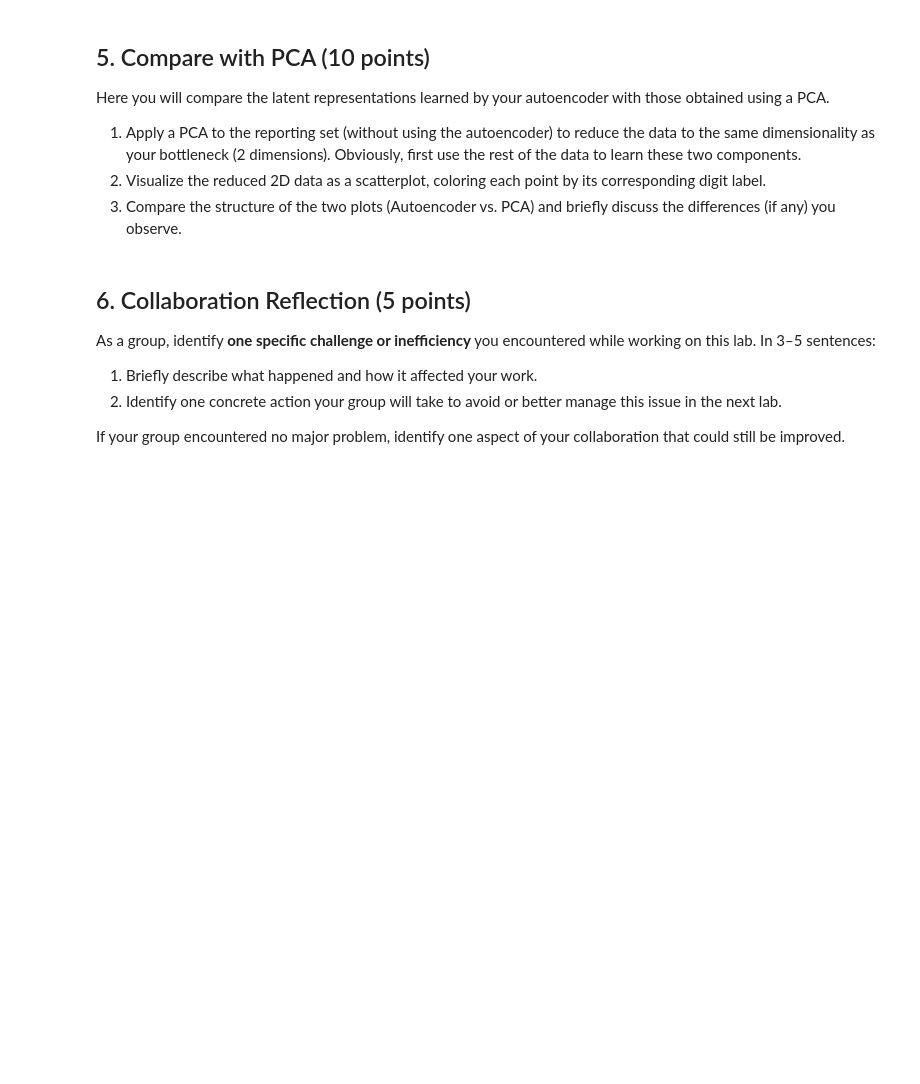
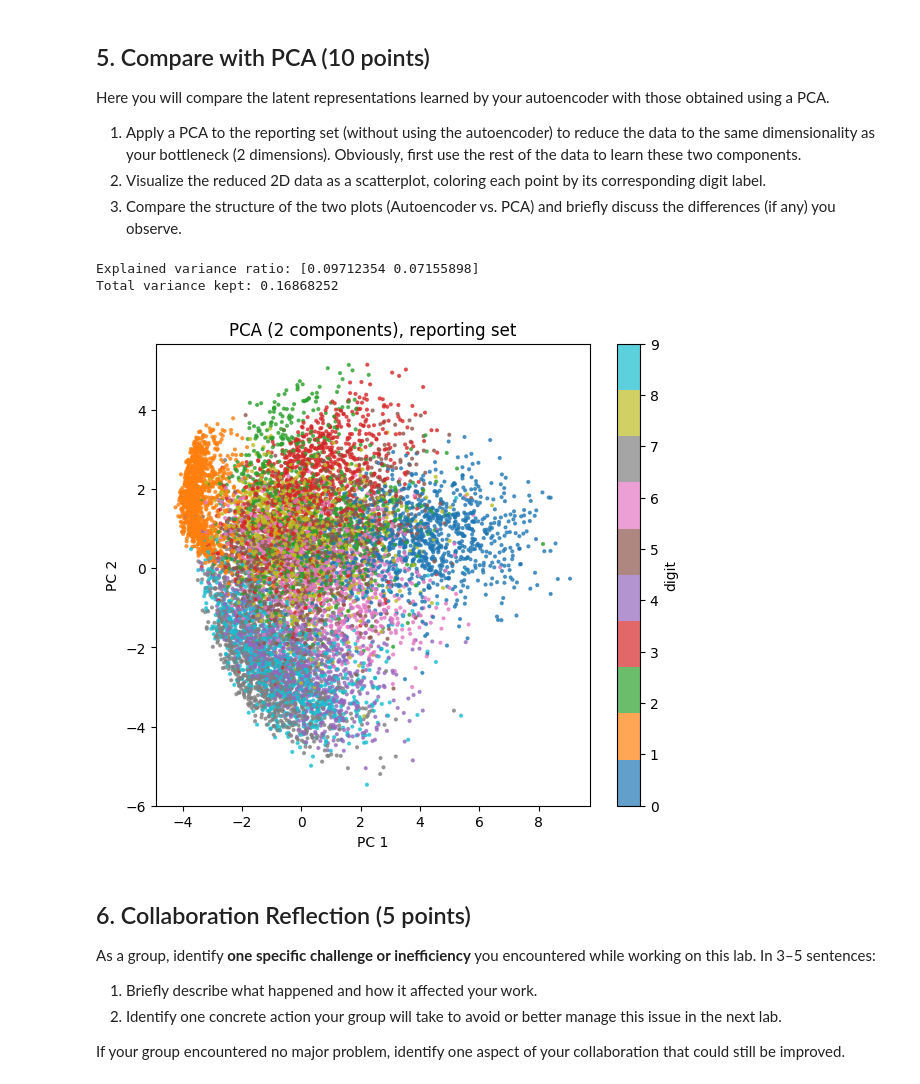
Before and after one commit to fje9hz/ML2_LAB06, a Jupyter notebook: 06-autoencoders.ipynb, the cells around one changed output. Drawn from its saved outputs; the diff is of its cells as text; code cells hidden in the pictures; blank space fills up the shorter version.

```diff
--- a/06-autoencoders.ipynb
+++ b/06-autoencoders.ipynb
@@ -294,7 +330,27 @@ Here you will compare the latent representations learned by your autoencoder wit
 2. Visualize the reduced 2D data as a scatterplot, coloring each point by its corresponding digit label.
 3. Compare the structure of the two plots (Autoencoder vs. PCA) and briefly discuss the differences (if any) you observe.
 # %%
-# USE AS MANY CELLS AS NEEDED
+from sklearn.decomposition import PCA
+
+# learn the 2 components from the rest of the data (fitting + tuning), then apply to the reporting set
+pca = PCA(n_components=2, random_state=42)
+pca.fit(np.vstack([X_fit, X_tune]))
+latents_pca = pca.transform(X_report)
+
+print("Explained variance ratio:", pca.explained_variance_ratio_)
+print("Total variance kept:", pca.explained_variance_ratio_.sum())
+
+plt.figure(figsize=(7, 6))
+sc = plt.scatter(latents_pca[:, 0], latents_pca[:, 1], c=y_report, cmap="tab10", s=4, alpha=0.7)
+plt.colorbar(sc, label="digit")
+plt.xlabel("PC 1")
+plt.ylabel("PC 2")
+plt.title("PCA (2 components), reporting set")
+plt.show()
+# %% [output]
+Explained variance ratio: [0.09712354 0.07155898]
+Total variance kept: 0.16868252
+[figure, added]
 # %% [markdown]
 ## 6. Collaboration Reflection (5 points)
 
```
Also changed, not shown: parts of 6 cells of this notebook.
